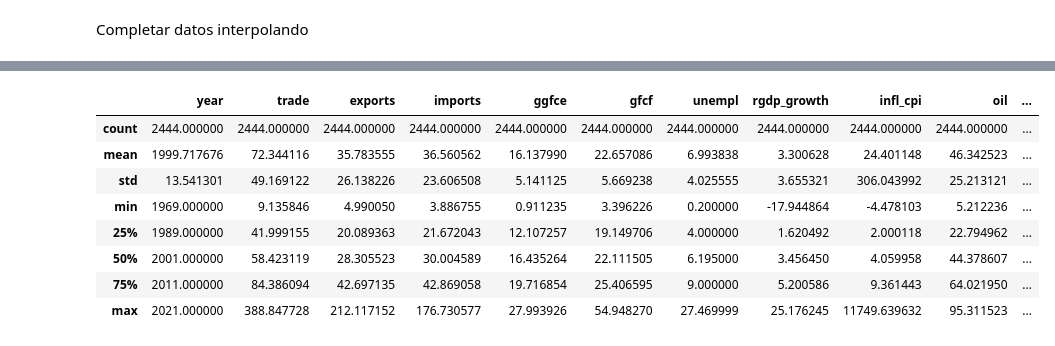
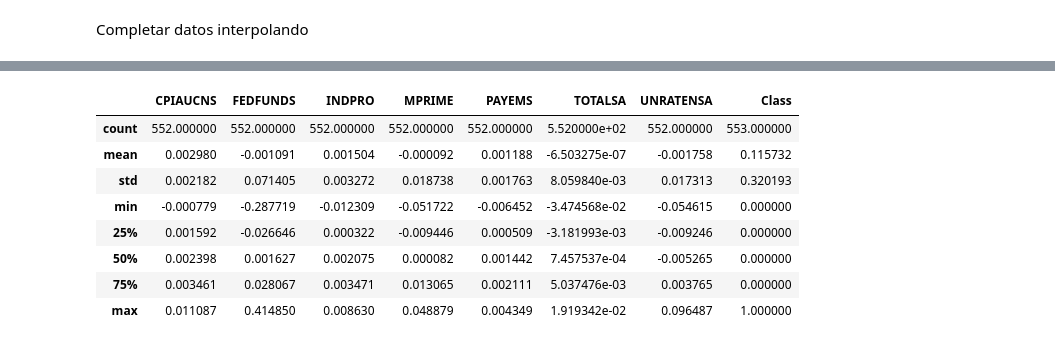
Before and after one commit to valegrei/crisis-forecasting, a Jupyter notebook: preprocesamiento/data_analysis.ipynb, the cells around one changed output, grey strips where cells are left out. Saved outputs shown, nothing was run; the diff lists cells and outputs as text; code cells hidden in the pictures.

```diff
--- a/preprocesamiento/data_analysis.ipynb
+++ b/preprocesamiento/data_analysis.ipynb
@@ -31,5 +42,6 @@ df = pd.read_csv('../data/USA_DATA.csv')
 df['DATE'] = pd.to_datetime(df['DATE'])
 df = df.set_index('DATE')
 df['NBER'] = df['NBER'].astype('int')
+df = df.rename(columns={'NBER':'Class'})
 df.head()
 # %% [output]
@@ -109,18 +124,11 @@ for col in df.columns:
 Segun lo anterior, se observa que TOTALSA y UNRATENSA presentan estacionalidad.
 Se procede a realizar un ajuste estacional, descomponiendo la serie y eliminando
 su componente de estacionalidad.
-# %%
-res = STL(df['CPIAUCNS'], period = 12).fit()
-df['CPIAUCNS'] = res.trend
-res = STL(df['FEDFUNDS'], period = 12).fit()
-df['FEDFUNDS'] = res.trend
-res = STL(df['INDPRO'], period = 12).fit()
-df['INDPRO'] = res.trend
-res = STL(df['MPRIME'], period = 12).fit()
-df['MPRIME'] = res.trend
-res = STL(df['TOTALSA'], period = 12).fit()
-df['TOTALSA'] = res.trend
-res = STL(df['UNRATENSA'], period = 12).fit()
-df['UNRATENSA'] = res.trend
+# %%
+for col in df.columns:
+    if col == 'Class':
+        continue
+    res = STL(df[col], period = 12).fit()
+    df[col] = res.trend
 # %% [markdown]
 Resultados
@@ -140,0 +150,6 @@ for col in df.columns:
+# %%
+df_diff = df.copy()
+for col in df_diff.columns:
+    if col == 'Class':
+        continue
+    df_diff[col] = np.log(df_diff[col]) - np.log(df_diff[col].shift(1))
@@ -264,12 +179,12 @@ memory usage: 286.5+ KB
 # %%
-df_p.describe()
+df_diff.describe()
 # %% [output]
-|  | year | trade | exports | imports | ggfce | gfcf | unempl | rgdp_growth | infl_cpi | oil | ... |
-| count | 2444.000000 | 2444.000000 | 2444.000000 | 2444.000000 | 2444.000000 | 2444.000000 | 2444.000000 | 2444.000000 | 2444.000000 | 2444.000000 | ... |
-| mean | 1999.717676 | 72.344116 | 35.783555 | 36.560562 | 16.137990 | 22.657086 | 6.993838 | 3.300628 | 24.401148 | 46.342523 | ... |
-| std | 13.541301 | 49.169122 | 26.138226 | 23.606508 | 5.141125 | 5.669238 | 4.025555 | 3.655321 | 306.043992 | 25.213121 | ... |
-| min | 1969.000000 | 9.135846 | 4.990050 | 3.886755 | 0.911235 | 3.396226 | 0.200000 | -17.944864 | -4.478103 | 5.212236 | ... |
-| 25% | 1989.000000 | 41.999155 | 20.089363 | 21.672043 | 12.107257 | 19.149706 | 4.000000 | 1.620492 | 2.000118 | 22.794962 | ... |
-| 50% | 2001.000000 | 58.423119 | 28.305523 | 30.004589 | 16.435264 | 22.111505 | 6.195000 | 3.456450 | 4.059958 | 44.378607 | ... |
-| 75% | 2011.000000 | 84.386094 | 42.697135 | 42.869058 | 19.716854 | 25.406595 | 9.000000 | 5.200586 | 9.361443 | 64.021950 | ... |
-| max | 2021.000000 | 388.847728 | 212.117152 | 176.730577 | 27.993926 | 54.948270 | 27.469999 | 25.176245 | 11749.639632 | 95.311523 | ... |
+|  | CPIAUCNS | FEDFUNDS | INDPRO | MPRIME | PAYEMS | TOTALSA | UNRATENSA | Class |
+| count | 552.000000 | 552.000000 | 552.000000 | 552.000000 | 552.000000 | 5.520000e+02 | 552.000000 | 553.000000 |
+| mean | 0.002980 | -0.001091 | 0.001504 | -0.000092 | 0.001188 | -6.503275e-07 | -0.001758 | 0.115732 |
+| std | 0.002182 | 0.071405 | 0.003272 | 0.018738 | 0.001763 | 8.059840e-03 | 0.017313 | 0.320193 |
+| min | -0.000779 | -0.287719 | -0.012309 | -0.051722 | -0.006452 | -3.474568e-02 | -0.054615 | 0.000000 |
+| 25% | 0.001592 | -0.026646 | 0.000322 | -0.009446 | 0.000509 | -3.181993e-03 | -0.009246 | 0.000000 |
+| 50% | 0.002398 | 0.001627 | 0.002075 | 0.000082 | 0.001442 | 7.457537e-04 | -0.005265 | 0.000000 |
+| 75% | 0.003461 | 0.028067 | 0.003471 | 0.013065 | 0.002111 | 5.037476e-03 | 0.003765 | 0.000000 |
+| max | 0.011087 | 0.414850 | 0.008630 | 0.048879 | 0.004349 | 1.919342e-02 | 0.096487 | 1.000000 |
```
Also changed, not shown: parts of 33 cells of this notebook.
